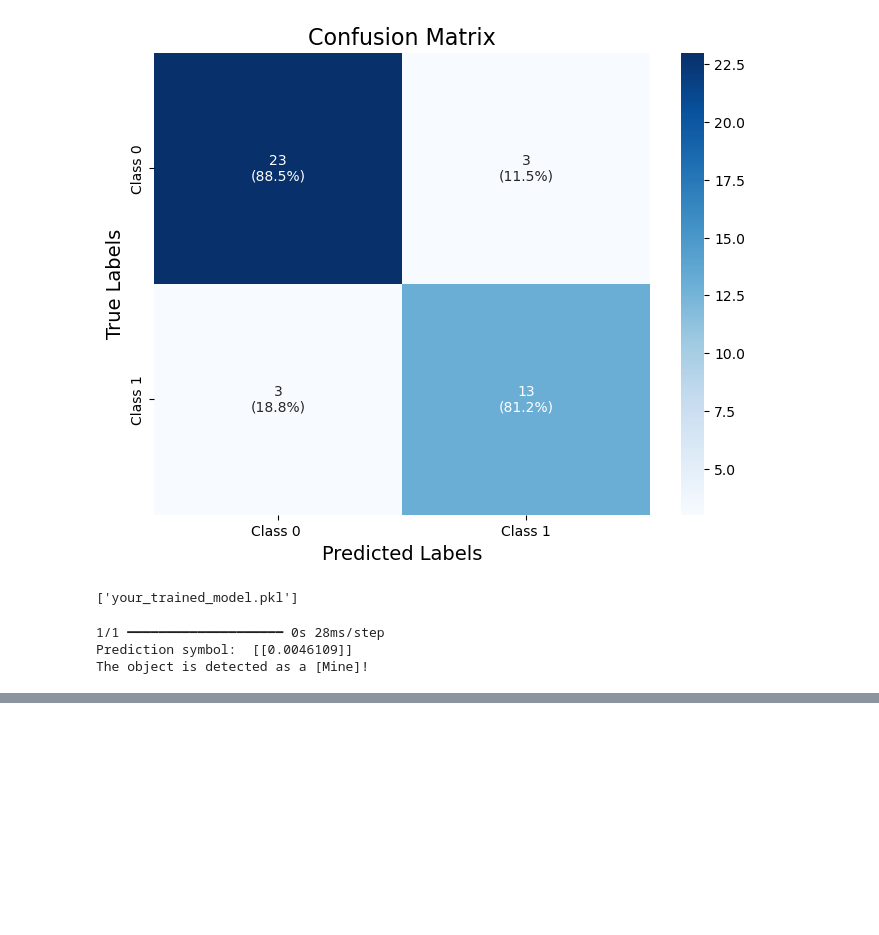
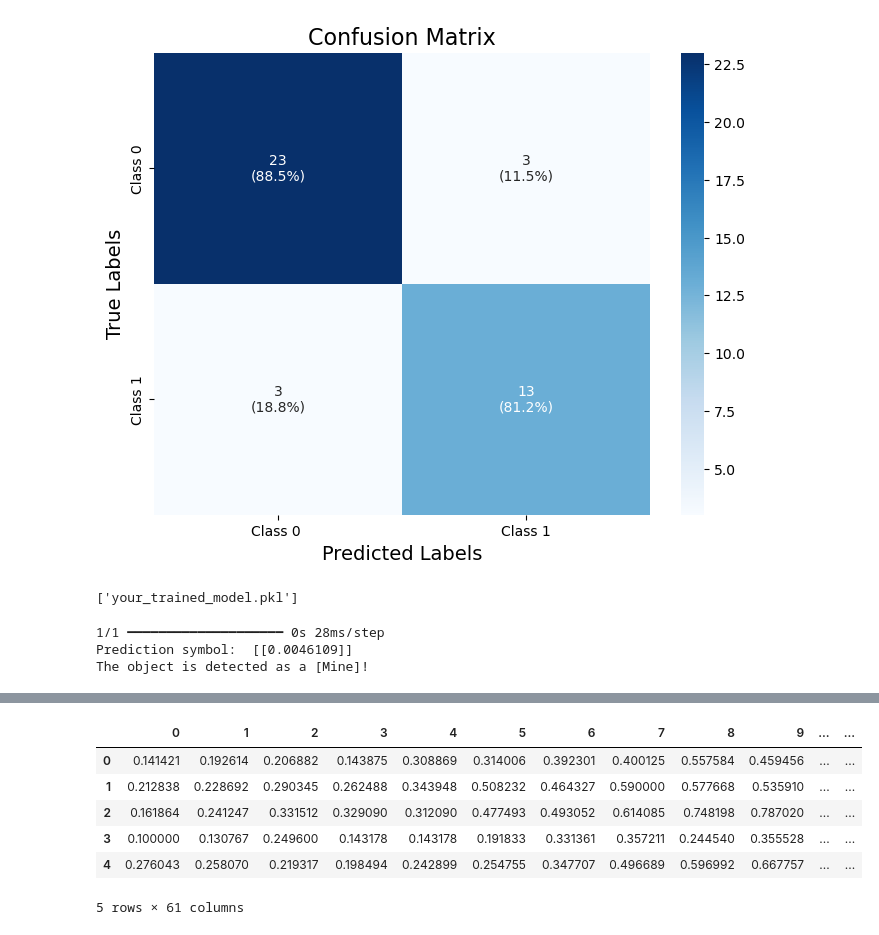
Before and after one commit to Malinda1/Rock_and_mine_prediction_through_neural_network, a Jupyter notebook: Rock_and_Mine_prediction.ipynb, the cells around one changed output, grey strips where cells are left out. Cells and saved outputs as stored; diff of their text form; code cells hidden in the pictures; blank space fills up the shorter version.

```diff
--- a/Rock_and_Mine_prediction.ipynb
+++ b/Rock_and_Mine_prediction.ipynb
@@ -587,0 +642,14 @@ The object is detected as a [Mine]!
+# %%
+# Overwrite numerical column with square root transformed values
+
+data01[data01.select_dtypes(include = [np.number]).columns] = data01.select_dtypes(include = [np.number]).apply(np.sqrt)
+# %%
+data01.head()
+# %% [output]
+|  | 0 | 1 | 2 | 3 | 4 | 5 | 6 | 7 | 8 | 9 | ... | ... |
+| 0 | 0.141421 | 0.192614 | 0.206882 | 0.143875 | 0.308869 | 0.314006 | 0.392301 | 0.400125 | 0.557584 | 0.459456 | ... | ... |
+| 1 | 0.212838 | 0.228692 | 0.290345 | 0.262488 | 0.343948 | 0.508232 | 0.464327 | 0.590000 | 0.577668 | 0.535910 | ... | ... |
+| 2 | 0.161864 | 0.241247 | 0.331512 | 0.329090 | 0.312090 | 0.477493 | 0.493052 | 0.614085 | 0.748198 | 0.787020 | ... | ... |
+| 3 | 0.100000 | 0.130767 | 0.249600 | 0.143178 | 0.143178 | 0.191833 | 0.331361 | 0.357211 | 0.244540 | 0.355528 | ... | ... |
+| 4 | 0.276043 | 0.258070 | 0.219317 | 0.198494 | 0.242899 | 0.254755 | 0.347707 | 0.496689 | 0.596992 | 0.667757 | ... | ... |
+5 rows × 61 columns
```
Also changed, not shown: parts of 9 cells of this notebook.
